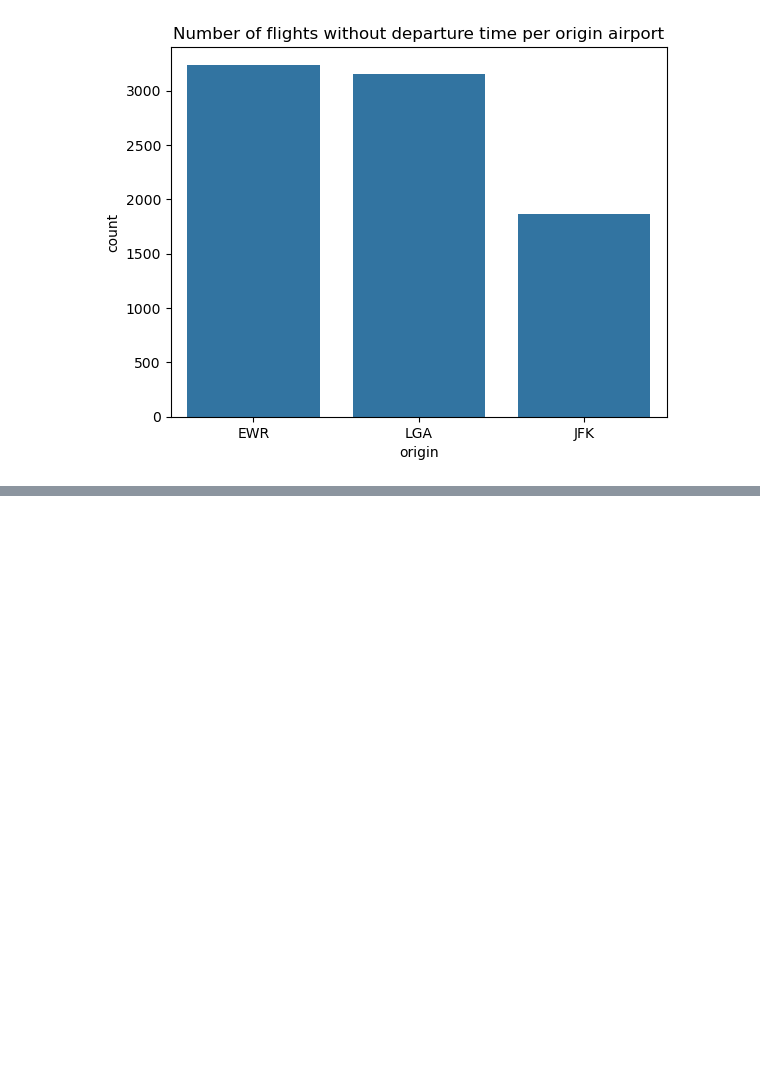
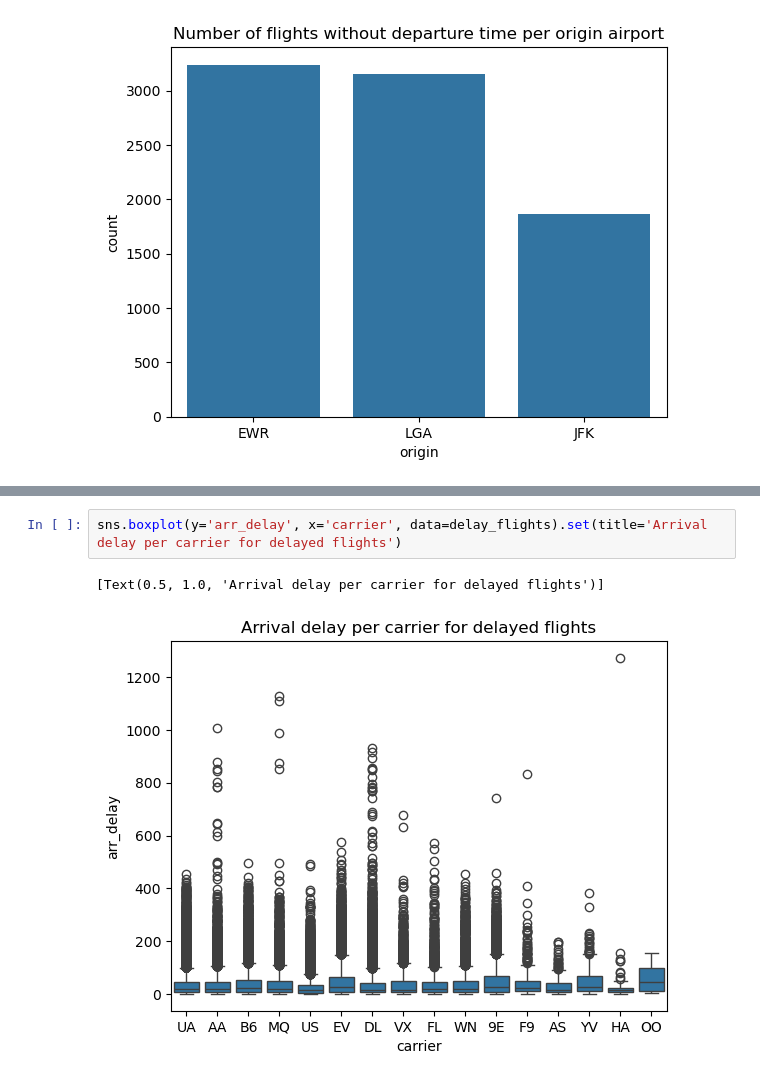
Before and after one commit to tomaszkisiel94/PlayingPython, a Jupyter notebook: ExploratoryDataAnalysis.ipynb, the cells around one changed output, grey strips where cells are left out. Drawn from its saved outputs; the diff is of its cells as text; blank space fills up the shorter version.

```diff
--- a/ExploratoryDataAnalysis.ipynb
+++ b/ExploratoryDataAnalysis.ipynb
@@ -92,0 +121,5 @@ sns.countplot(x='origin', data=nan_flights).set(title='Number of flights without
+# %%
+sns.boxplot(y='arr_delay', x='carrier', data=delay_flights).set(title='Arrival delay per carrier for delayed flights')
+# %% [output]
+[Text(0.5, 1.0, 'Arrival delay per carrier for delayed flights')]
+[figure, added]
```
Also changed, not shown: parts of 11 cells of this notebook.
